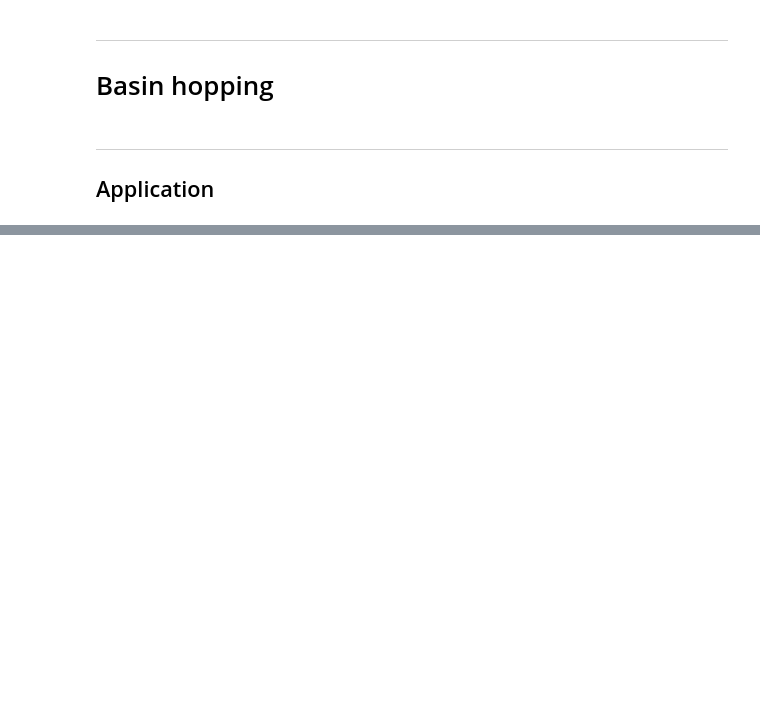
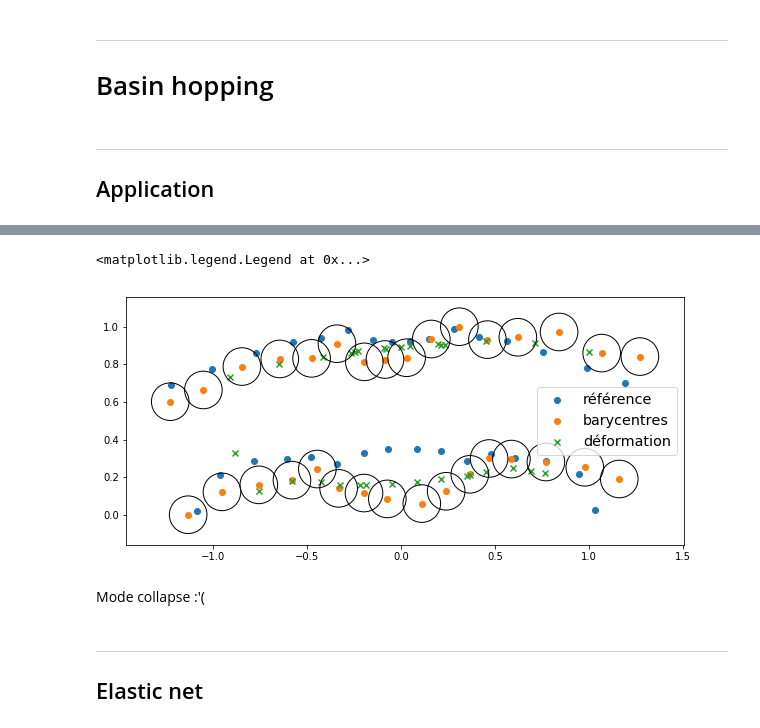
Before and after one commit to aymericq/dental_numbering, a Jupyter notebook: basin_hopping_reel.ipynb, the cells around one changed output, grey strips where cells are left out. Drawn from its saved outputs; the diff is of its cells as text; code cells hidden in the pictures; blank space fills up the shorter version.

Commit message:
Add elastic net numbering

```diff
--- a/basin_hopping_reel.ipynb
+++ b/basin_hopping_reel.ipynb
@@ -250,11 +251,10 @@ plt.imshow(img)
 # Basin hopping
 # %%
 def J(p, R, C, N, nC, lamb, r):
-    def d(p, c, r):
-        return np.min([np.linalg.norm(p - c), r])
-
-    return lamb*np.sum(np.linalg.norm(p-R, axis=1)**2)
-            + (1-lamb)*np.sum(np.array([[d(pp, cc, r) for pp in p] for cc in C]))
+    return (
+        lamb*np.sum(np.square(np.linalg.norm(p-R, axis=1)))
+        + (1-lamb)*np.sum(np.square(np.clip(cdist(p, C).flatten(), 0, 0.5)))
+    )
 # %%
 C = np.array([[-1.5,-0.5],
               [-0.5,-0.5],
@@ -298,7 +298,7 @@ plt.legend(fontsize='x-large')
 ## Application
 # %%
 lamb = 0.5
-r = 0.3
+r = 0.10
 
 tooth_ind = 0
 img = plt.imread(DATASET_PATH + '/' + _32_teeth[tooth_ind])
@@ -359,0 +345,20 @@ ImportError: cannot import name 'anneal'
+# %%
+coords = res.x.reshape(reference.shape)
+plt.figure(figsize=(10, 6))
+plt.scatter(reference[:,0], reference[:,1], label="référence")
+plt.scatter(centroids[:,0], centroids[:,1], label="barycentres")
+ax = plt.gca()
+for i in range(len(centroids)):
+     ax.add_patch(plt.Circle(centroids[i,:], radius=r, fill=False))
+plt.axis('scaled');
+
+plt.scatter(coords[:,0], coords[:,1], marker='x', label="déformation")
+plt.legend(fontsize='x-large')
+# %% [output]
+<matplotlib.legend.Legend at 0x...>
+[figure, added]
+# %% [markdown]
+Mode collapse :'(
+# %% [markdown]
+---
+## Elastic net
```
Also changed, not shown: parts of 16 cells of this notebook.
